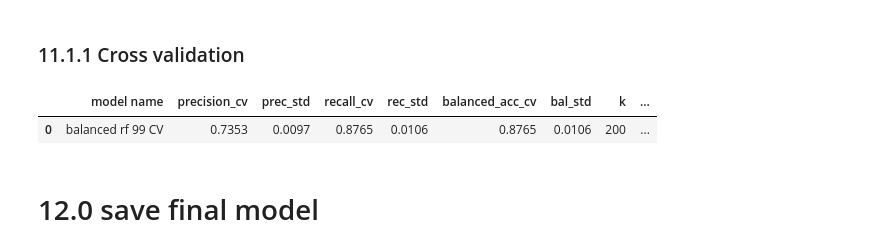
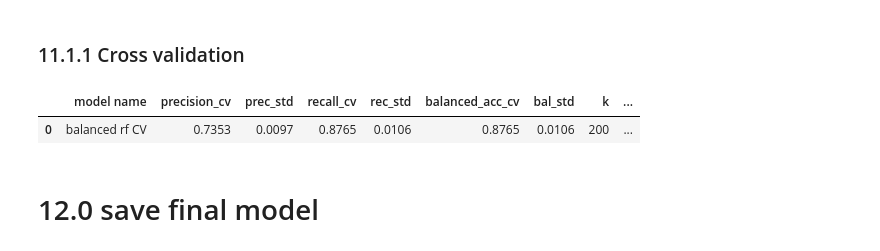
Before and after one commit to lavinomenezes/ifood_data_analyst_challenge, a Jupyter notebook: notebooks/ifood_lm_v07_fine_tuning.ipynb, the cells around one changed output. Saved outputs shown, nothing was run; the diff lists cells and outputs as text; code cells hidden in the pictures.

```diff
--- a/notebooks/ifood_lm_v07_fine_tuning.ipynb
+++ b/notebooks/ifood_lm_v07_fine_tuning.ipynb
@@ -343,7 +301,9 @@ brf_performace
 # %% [markdown]
 ### 11.1.1 Cross validation
 # %%
-performace_cross_val(df6,'response',brf_model,'balanced rf ' + str(i),k=200)
+model_final_perf = performace_cross_val(df6,'response',brf_model,'balanced rf ',k=200)
-# %% [output]
-|  | model name | precision_cv | prec_std | recall_cv | rec_std | balanced_acc_cv | bal_std | k | ... |
-| 0 | balanced rf 99 CV | 0.7353 | 0.0097 | 0.8765 | 0.0106 | 0.8765 | 0.0106 | 200 | ... |
+# %%
+model_final_perf
+# %% [output]
+|  | model name | precision_cv | prec_std | recall_cv | rec_std | balanced_acc_cv | bal_std | k | ... |
+| 0 | balanced rf CV | 0.7353 | 0.0097 | 0.8765 | 0.0106 | 0.8765 | 0.0106 | 200 | ... |
```
Also changed, not shown: parts of 4 cells of this notebook, 7 other files.
